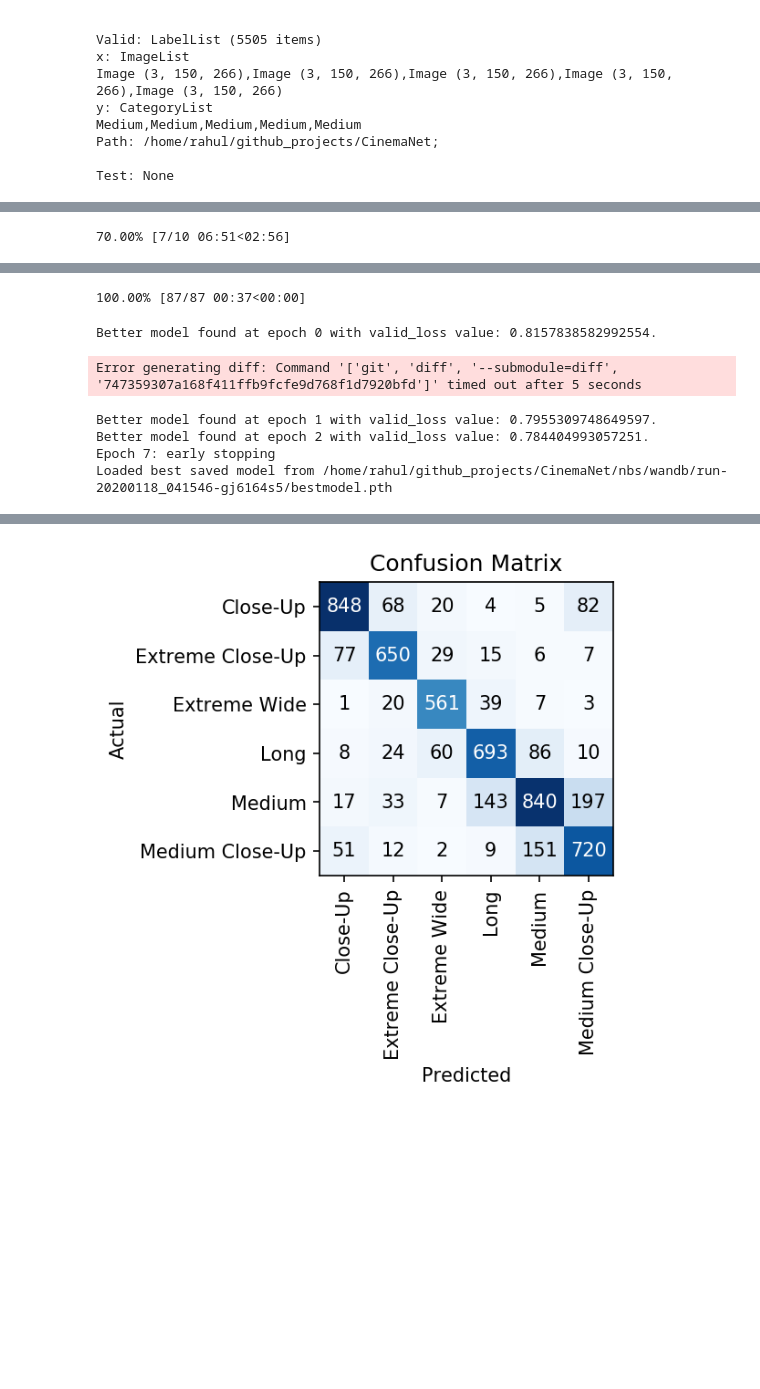
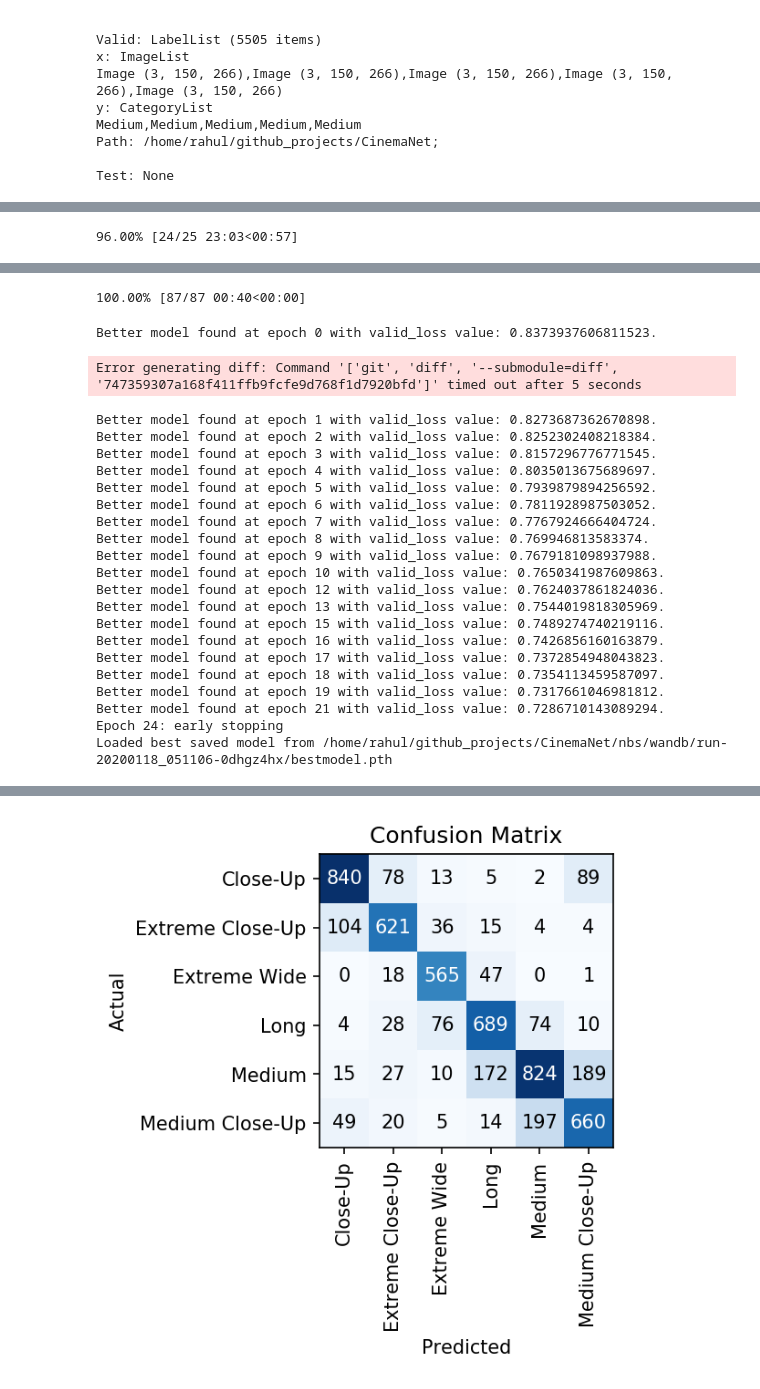
Before and after one commit to echorec/CinemaNet, a Jupyter notebook: nbs/mixmatch-mobilenetv2.ipynb, the cells around one changed output, grey strips where cells are left out. Cells and saved outputs as stored; diff of their text form; code cells hidden in the pictures; blank space fills up the shorter version.

```diff
--- a/nbs/mixmatch-mobilenetv2.ipynb
+++ b/nbs/mixmatch-mobilenetv2.ipynb
@@ -51,7 +51,7 @@ data = ImageDataBunch.from_folder(path,
                                   train='valid', valid='train', # swapping train & valid datasets
                                   bs = config.batch_size,
                                   size = tuple(config.img_size),
-                                  ds_tfms = get_transforms(max_zoom=1.),
+                                  ds_tfms = get_tfms(config.img_size[0]),
                                   resize_method = ResizeMethod.SQUISH
                                  ).normalize(imagenet_stats)
 # %%
@@ -142,7 +142,7 @@ def get_callbacks(learner, mod_name, early_stop=True, patience=5, monitor='accur
     if early_stop: callbacks.append(EarlyStoppingCallback(learner, patience=patience, min_delta=min_delta, monitor=monitor))
     return callbacks
 # %%
-model_name = 'MobileNetV2-img_150-MixMatch_run2'
+model_name = 'MobileNetV2-img_150-MixMatch_run3'
 
 # log every epoch -- sometimes, minor improvements in valid_loss/accuracy come with a massive
 # drop in train_loss, which IMO is sub-optimal. It's better to pick up training from a point
@@ -151,6 +151,6 @@ callbacks = get_callbacks(learn, model_name, patience=4, monitor='valid_loss')
 # %%
 torch.cuda.empty_cache()
 # %%
-learn.fit_one_cycle(7, 3e-3, callbacks=callbacks)
+learn.fit_one_cycle(7, 1e-3, callbacks=callbacks)
 # %% [output]
 | epoch | train_loss | valid_loss | accuracy | precision | recall | time |
@@ -191,8 +192,8 @@ LR Finder is complete, type {learner_name}.recorder.plot() to see the graph.
 # %%
-model_name = 'MobileNetV2-img_150-MixMatch_run2-unfrozen'
+model_name = 'MobileNetV2-img_150-MixMatch_run3-unfrozen'
 callbacks = get_callbacks(learn, model_name, patience=4, monitor='valid_loss')
 # %%
-learn.fit_one_cycle(10, 5e-5, callbacks=callbacks)
+learn.fit_one_cycle(25, slice(1e-6, 1e-4), callbacks=callbacks)
 # %% [output]
-70.00% [7/10 06:51<02:56]
+96.00% [24/25 23:03<00:57]
 | epoch | train_loss | valid_loss | accuracy | precision | recall | time |
@@ -206,9 +216,25 @@ learn.fit_one_cycle(10, 5e-5, callbacks=callbacks)
-100.00% [87/87 00:37<00:00]
+100.00% [87/87 00:40<00:00]
-Better model found at epoch 0 with valid_loss value: 0.8157838582992554.
+Better model found at epoch 0 with valid_loss value: 0.8373937606811523.
 Error generating diff: Command '['git', 'diff', '--submodule=diff', '747359307a168f411ffb9fcfe9d768f1d7920bfd']' timed out after 5 seconds
-Better model found at epoch 1 with valid_loss value: 0.7955309748649597.
-Better model found at epoch 2 with valid_loss value: 0.784404993057251.
-Epoch 7: early stopping
-Loaded best saved model from /home/rahul/github_projects/CinemaNet/nbs/wandb/run-20200118_041546-gj6164s5/bestmodel.pth
+Better model found at epoch 1 with valid_loss value: 0.8273687362670898.
+Better model found at epoch 2 with valid_loss value: 0.8252302408218384.
+Better model found at epoch 3 with valid_loss value: 0.8157296776771545.
+Better model found at epoch 4 with valid_loss value: 0.8035013675689697.
+Better model found at epoch 5 with valid_loss value: 0.7939879894256592.
+Better model found at epoch 6 with valid_loss value: 0.7811928987503052.
+Better model found at epoch 7 with valid_loss value: 0.7767924666404724.
+Better model found at epoch 8 with valid_loss value: 0.769946813583374.
+Better model found at epoch 9 with valid_loss value: 0.7679181098937988.
+Better model found at epoch 10 with valid_loss value: 0.7650341987609863.
+Better model found at epoch 12 with valid_loss value: 0.7624037861824036.
+Better model found at epoch 13 with valid_loss value: 0.7544019818305969.
+Better model found at epoch 15 with valid_loss value: 0.7489274740219116.
+Better model found at epoch 16 with valid_loss value: 0.7426856160163879.
+Better model found at epoch 17 with valid_loss value: 0.7372854948043823.
+Better model found at epoch 18 with valid_loss value: 0.7354113459587097.
+Better model found at epoch 19 with valid_loss value: 0.7317661046981812.
+Better model found at epoch 21 with valid_loss value: 0.7286710143089294.
+Epoch 24: early stopping
+Loaded best saved model from /home/rahul/github_projects/CinemaNet/nbs/wandb/run-20200118_051106-0dhgz4hx/bestmodel.pth
 [interactive output not drawn]
-[figure, old version]
+[figure, new version]
```
Also changed, not shown: parts of 6 cells of this notebook.
